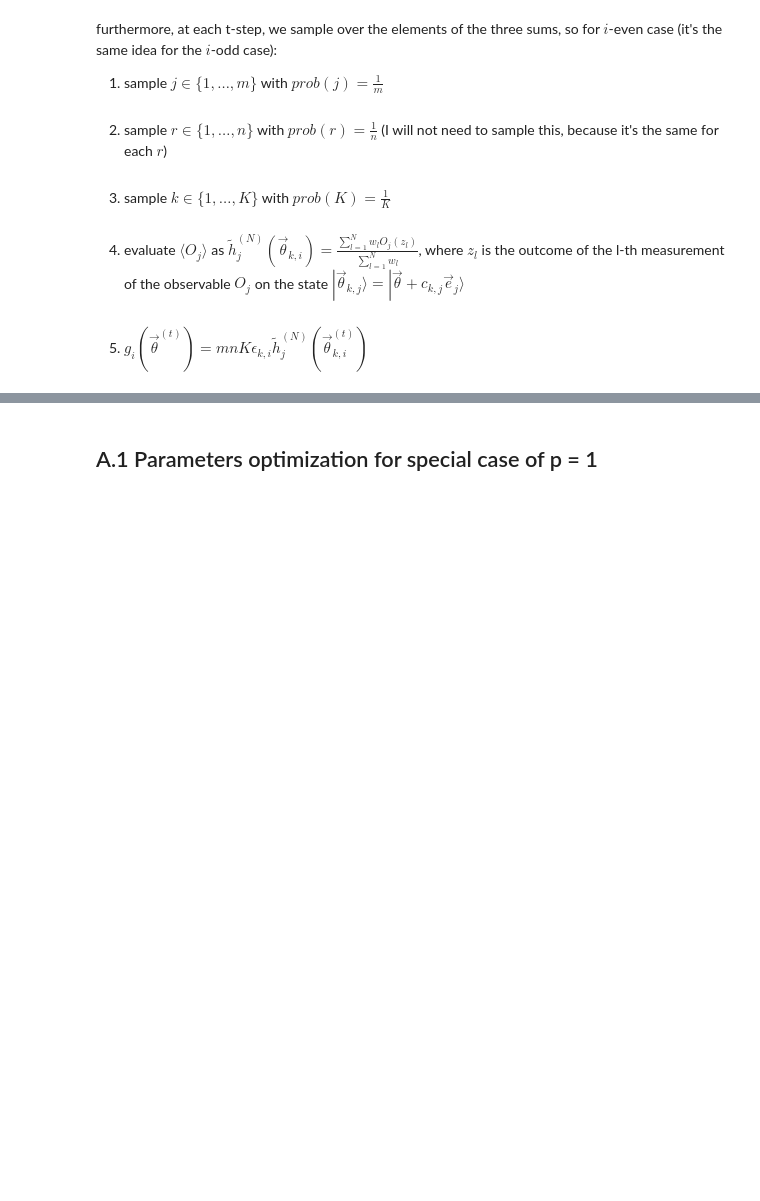
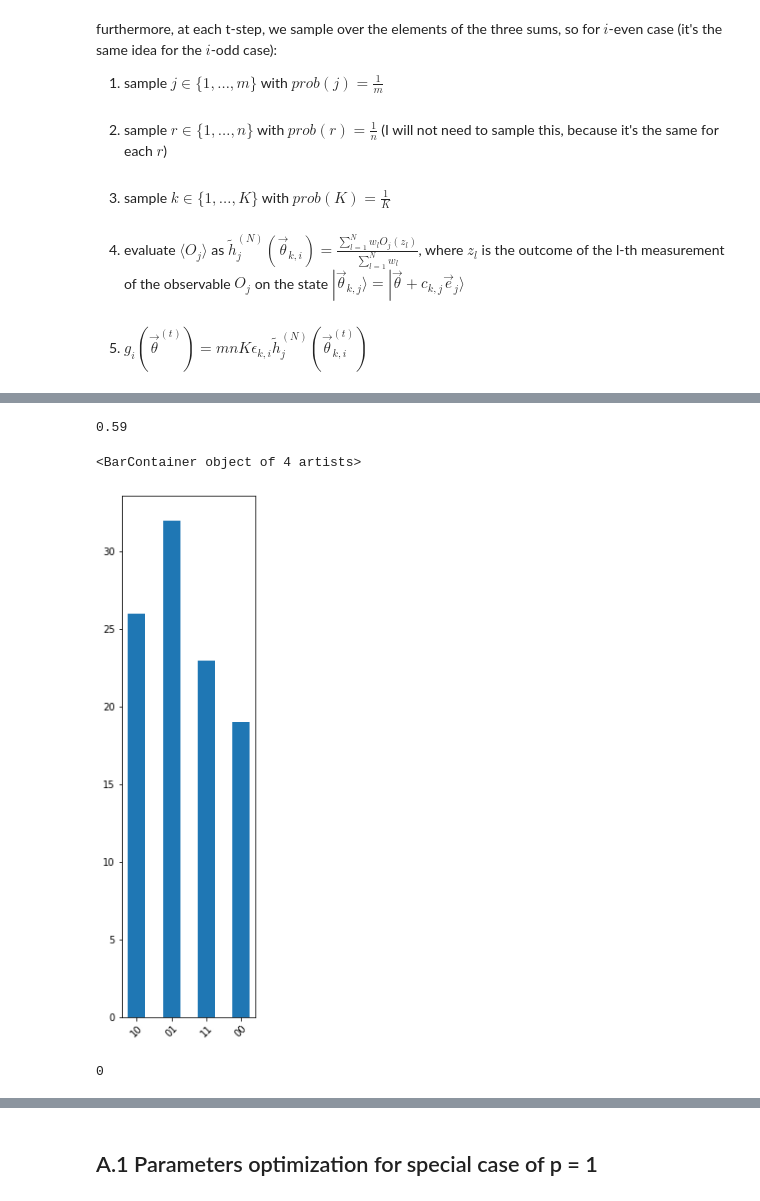
Before and after one commit to andreabasiliorava/Thesis_QAOA, a Jupyter notebook: QAOA_MaxCut.ipynb, the cells around one changed output, grey strips where cells are left out. Drawn from its saved outputs; the diff is of its cells as text; code cells hidden in the pictures; blank space fills up the shorter version.

```diff
--- a/QAOA_MaxCut.ipynb
+++ b/QAOA_MaxCut.ipynb
@@ -889,0 +872,14 @@ furthermore, at each t-step, we sample over the elements of the three sums, so f
+# %%
+evaluate_F_p_j(optimal_params_scipy, n_qubits, 1, edges, 100)[0]
+# %% [output]
+0.59
+# %%
+occurrencies = Counter(evaluate_F_p_j(optimal_params_scipy, n_qubits, 1, edges, 100)[1])
+# %%
+# plot probabilities of each state of the graph corresponding to every possible configuration after a cut
+plt.figure(figsize = (2.5,10))
+plt.xticks(rotation=45)
+plt.bar(occurrencies.keys(),occurrencies.values(),width = 0.5)
+# %% [output]
+<BarContainer object of 4 artists>
+[figure, added]
@@ -889,0 +890,4 @@ furthermore, at each t-step, we sample over the elements of the three sums, so f
+# %%
+single_cost_fun('00')
+# %% [output]
+0
```
Also changed, not shown: parts of 22 cells of this notebook, 2 other files.
